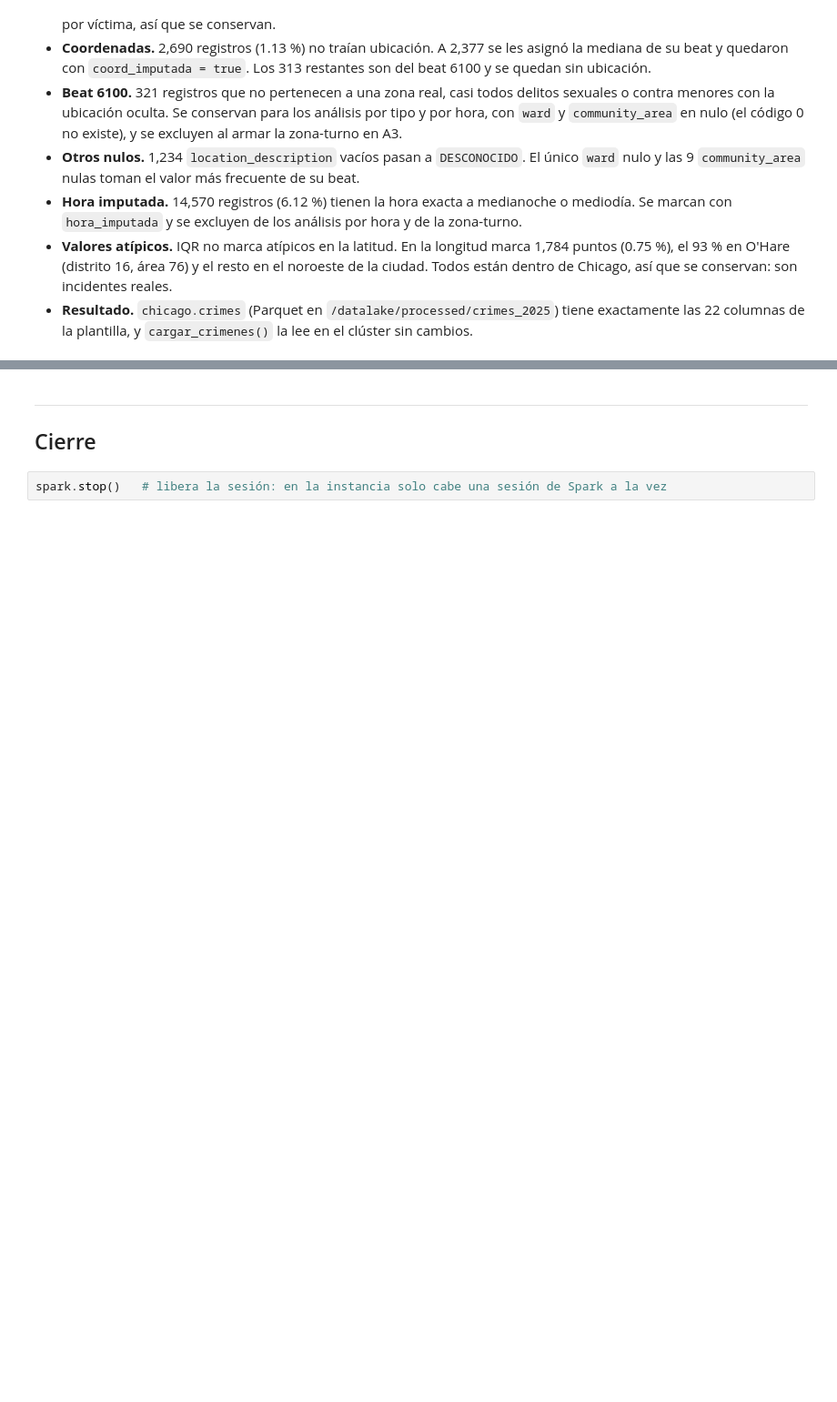
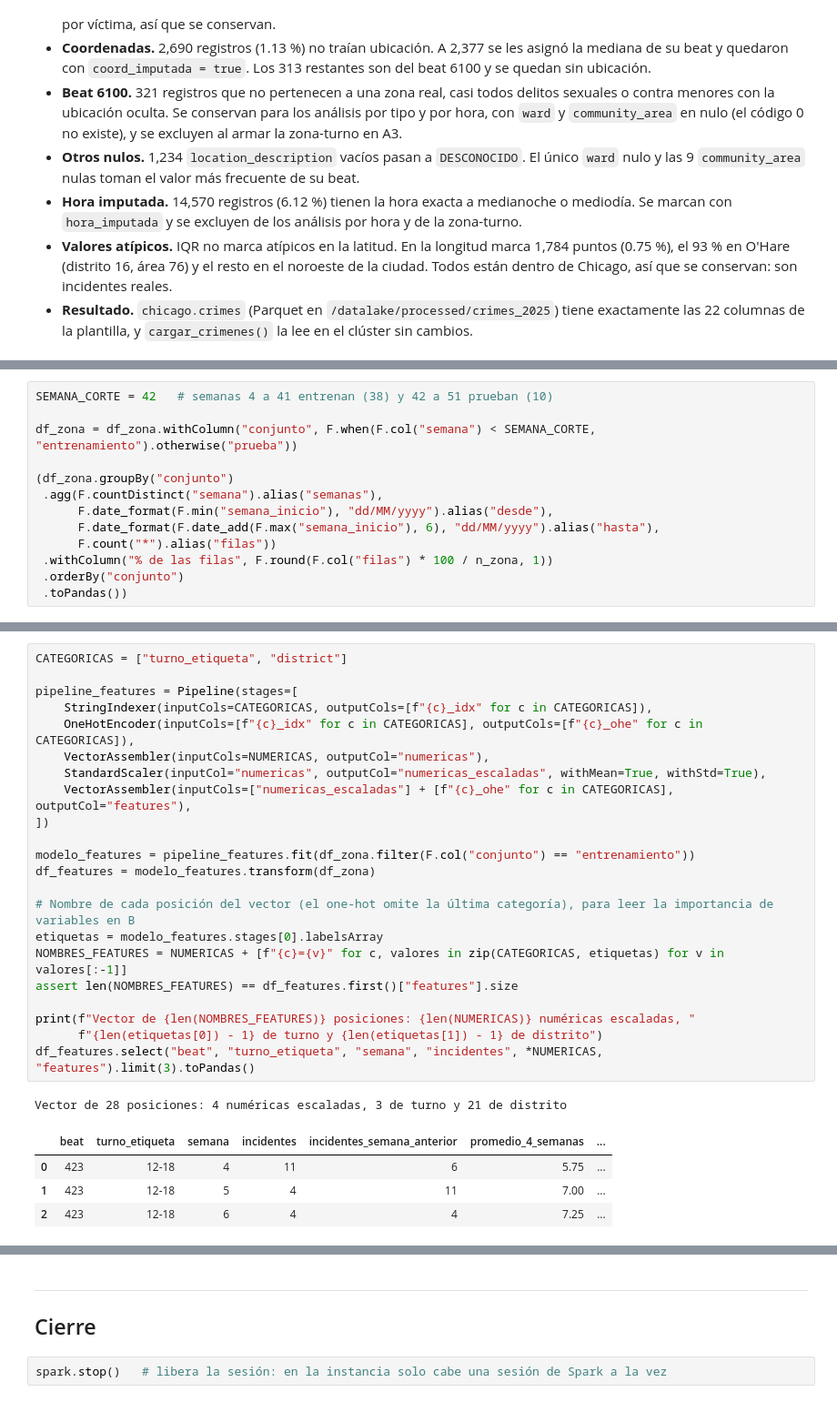
Before and after one commit to valentinodepaola/proyecto-integrador-big-data, a Jupyter notebook: notebooks/fase3_pipeline.ipynb, the cells around one changed output, grey strips where cells are left out. Shown at 91% size. Drawn from its saved outputs; the diff is of its cells as text; blank space fills up the shorter version.

```diff
--- a/notebooks/fase3_pipeline.ipynb
+++ b/notebooks/fase3_pipeline.ipynb
@@ -603,0 +781,13 @@ root
+# %%
+SEMANA_CORTE = 42   # semanas 4 a 41 entrenan (38) y 42 a 51 prueban (10)
+
+df_zona = df_zona.withColumn("conjunto", F.when(F.col("semana") < SEMANA_CORTE, "entrenamiento").otherwise("prueba"))
+
+(df_zona.groupBy("conjunto")
+ .agg(F.countDistinct("semana").alias("semanas"),
+      F.date_format(F.min("semana_inicio"), "dd/MM/yyyy").alias("desde"),
+      F.date_format(F.date_add(F.max("semana_inicio"), 6), "dd/MM/yyyy").alias("hasta"),
+      F.count("*").alias("filas"))
+ .withColumn("% de las filas", F.round(F.col("filas") * 100 / n_zona, 1))
+ .orderBy("conjunto")
+ .toPandas())
@@ -603,0 +808,28 @@ root
+# %%
+CATEGORICAS = ["turno_etiqueta", "district"]
+
+pipeline_features = Pipeline(stages=[
+    StringIndexer(inputCols=CATEGORICAS, outputCols=[f"{c}_idx" for c in CATEGORICAS]),
+    OneHotEncoder(inputCols=[f"{c}_idx" for c in CATEGORICAS], outputCols=[f"{c}_ohe" for c in CATEGORICAS]),
+    VectorAssembler(inputCols=NUMERICAS, outputCol="numericas"),
+    StandardScaler(inputCol="numericas", outputCol="numericas_escaladas", withMean=True, withStd=True),
+    VectorAssembler(inputCols=["numericas_escaladas"] + [f"{c}_ohe" for c in CATEGORICAS], outputCol="features"),
+])
+
+modelo_features = pipeline_features.fit(df_zona.filter(F.col("conjunto") == "entrenamiento"))
+df_features = modelo_features.transform(df_zona)
+
+# Nombre de cada posición del vector (el one-hot omite la última categoría), para leer la importancia de variables en B
+etiquetas = modelo_features.stages[0].labelsArray
+NOMBRES_FEATURES = NUMERICAS + [f"{c}={v}" for c, valores in zip(CATEGORICAS, etiquetas) for v in valores[:-1]]
+assert len(NOMBRES_FEATURES) == df_features.first()["features"].size
+
+print(f"Vector de {len(NOMBRES_FEATURES)} posiciones: {len(NUMERICAS)} numéricas escaladas, "
+      f"{len(etiquetas[0]) - 1} de turno y {len(etiquetas[1]) - 1} de distrito")
+df_features.select("beat", "turno_etiqueta", "semana", "incidentes", *NUMERICAS, "features").limit(3).toPandas()
+# %% [output]
+Vector de 28 posiciones: 4 numéricas escaladas, 3 de turno y 21 de distrito
+|  | beat | turno_etiqueta | semana | incidentes | incidentes_semana_anterior | promedio_4_semanas | ... |
+| 0 | 423 | 12-18 | 4 | 11 | 6 | 5.75 | ... |
+| 1 | 423 | 12-18 | 5 | 4 | 11 | 7.00 | ... |
+| 2 | 423 | 12-18 | 6 | 4 | 4 | 7.25 | ... |
```
Also changed, not shown: parts of 26 cells of this notebook, 1 other file.
